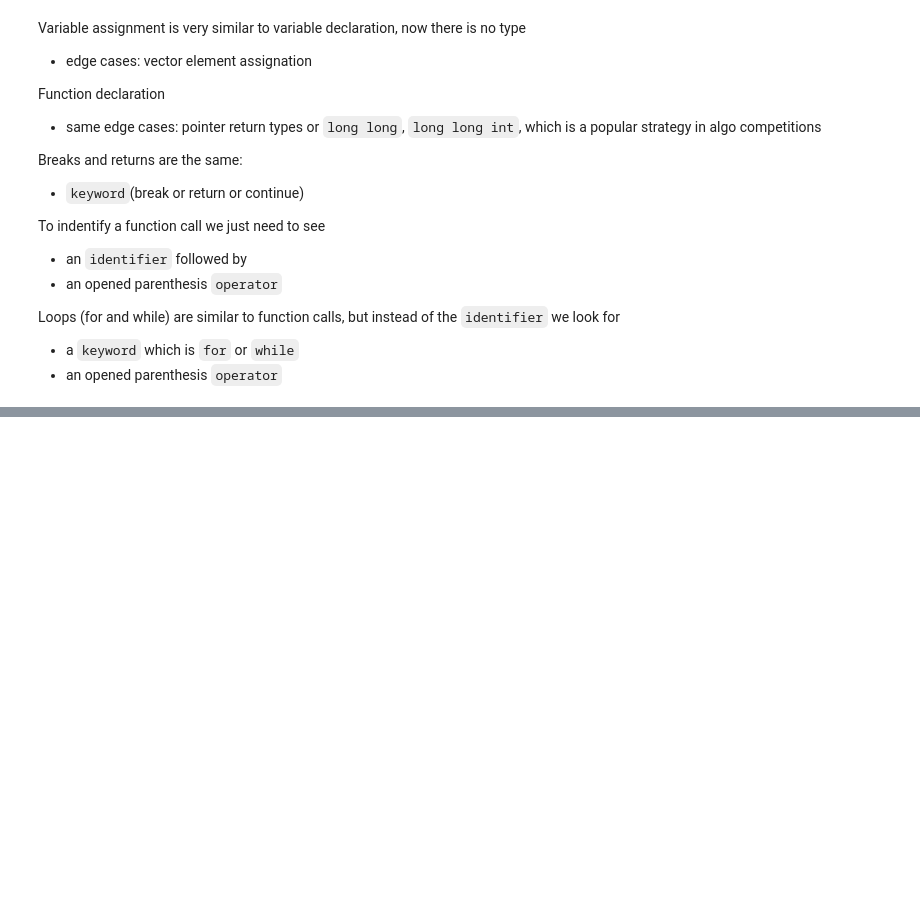
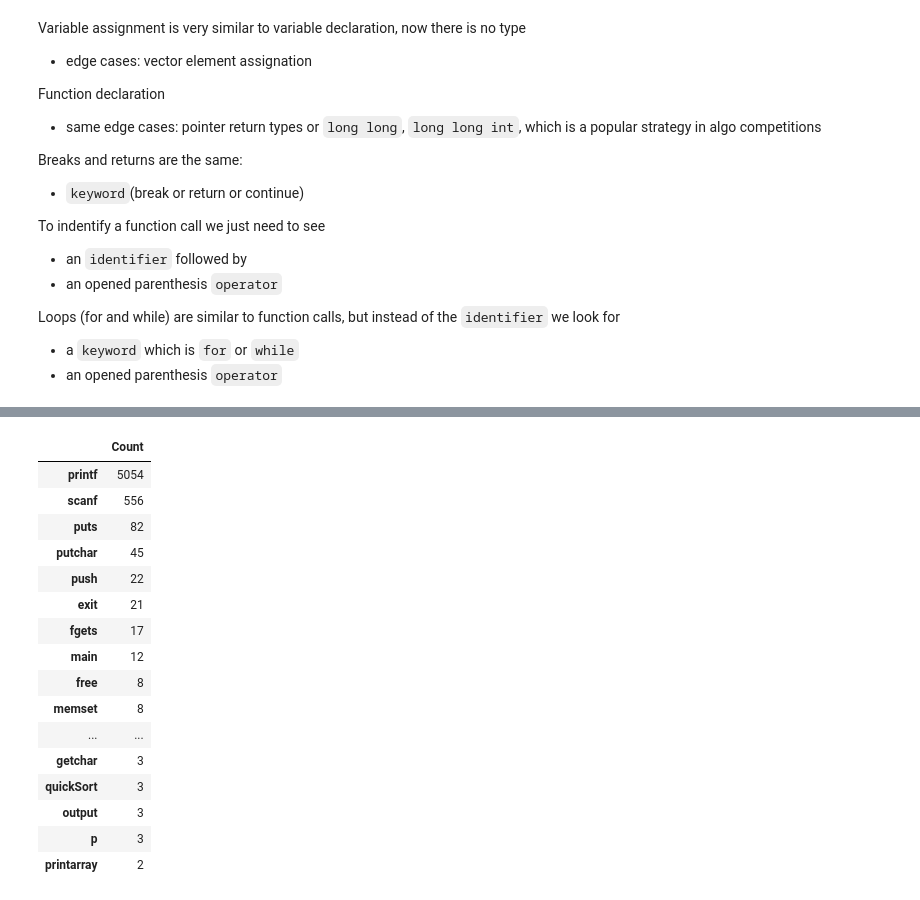
Before and after one commit to alexjercan/bug-detection, a Jupyter notebook: BugDetection.ipynb, the cells around one changed output, grey strips where cells are left out. Saved outputs shown, nothing was run; the diff lists cells and outputs as text; code cells hidden in the pictures; blank space fills up the shorter version.

```diff
--- a/BugDetection.ipynb
+++ b/BugDetection.ipynb
@@ -1726,0 +1767,21 @@ Name: token_class, dtype: int64
+# %%
+function_names_df = function_names_df.sort_values('Count', ascending=False)
+function_names_df.head(20)
+# %% [output]
+|  | Count |
+| printf | 5054 |
+| scanf | 556 |
+| puts | 82 |
+| putchar | 45 |
+| push | 22 |
+| exit | 21 |
+| fgets | 17 |
+| main | 12 |
+| free | 8 |
+| memset | 8 |
+| ... | ... |
+| getchar | 3 |
+| quickSort | 3 |
+| output | 3 |
+| p | 3 |
+| printarray | 2 |
```
Also changed, not shown: parts of 25 cells of this notebook.
